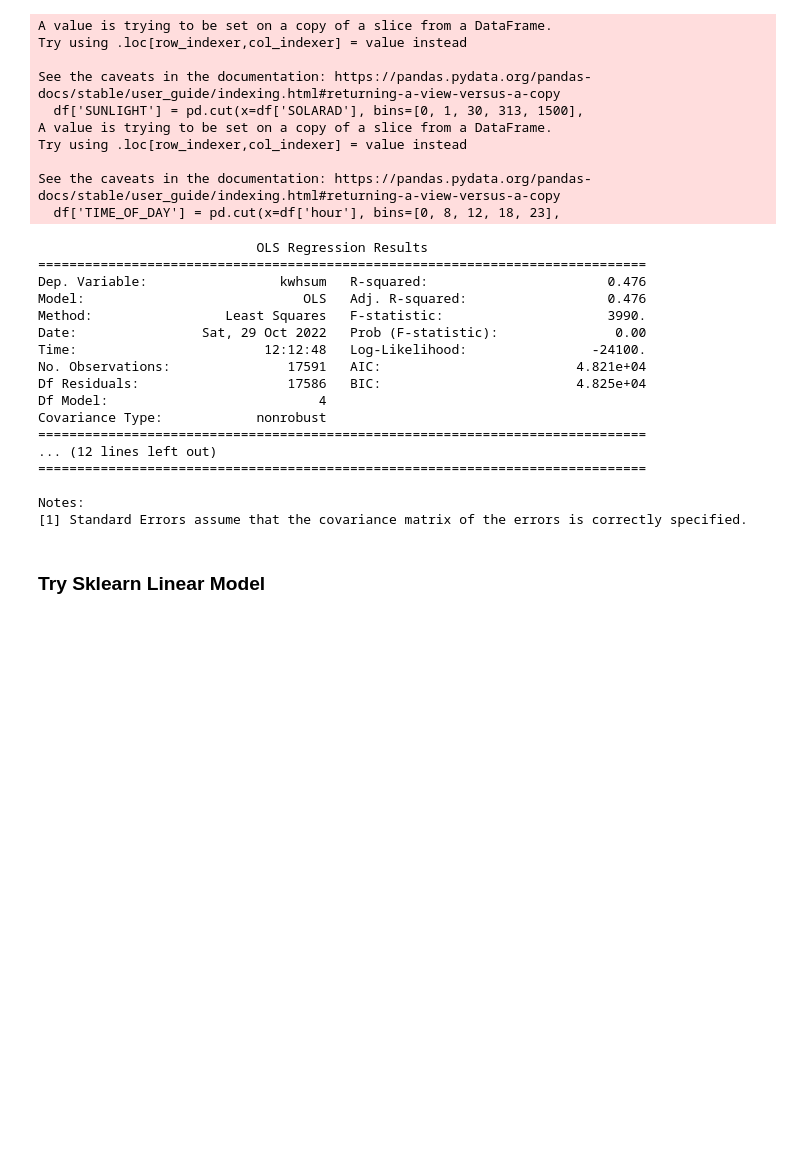
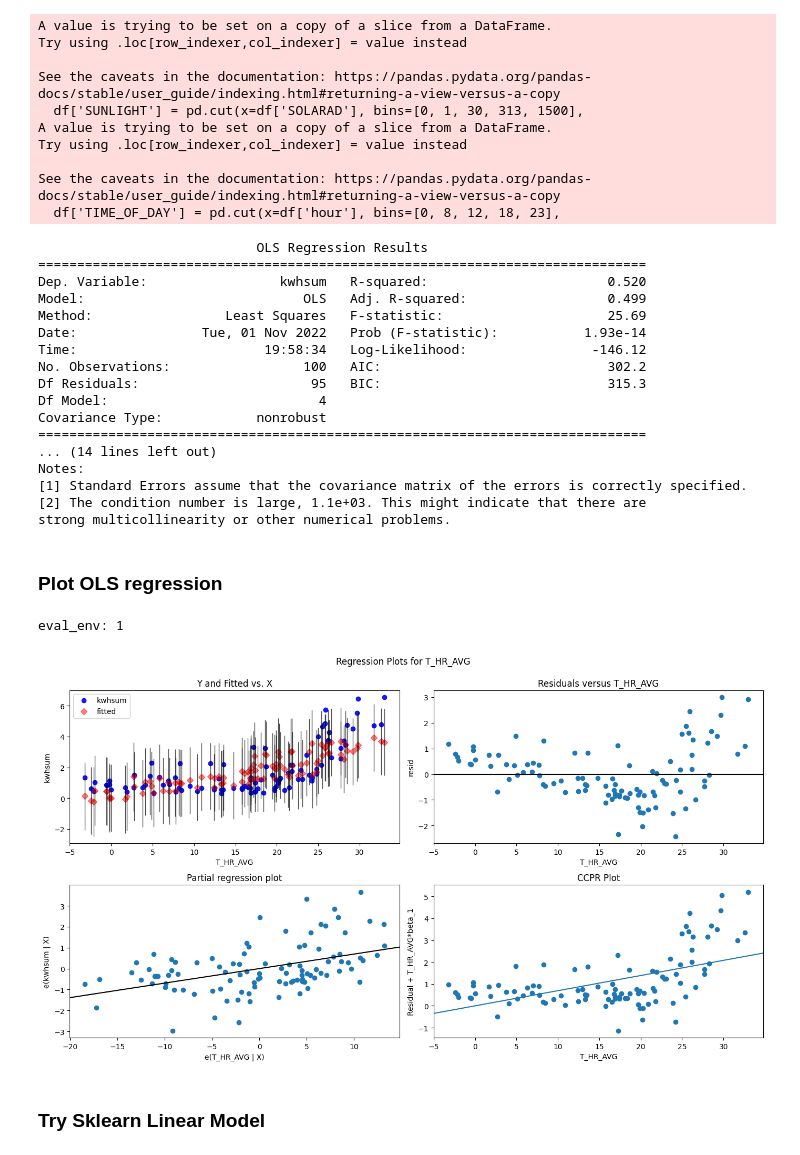
Before and after one commit to ThingsAbove/home_energy, a Jupyter notebook: EnergyUsage.ipynb, the cells around one changed output. Drawn from its saved outputs; the diff is of its cells as text; code cells hidden in the pictures; blank space fills up the shorter version.

```diff
--- a/EnergyUsage.ipynb
+++ b/EnergyUsage.ipynb
@@ -266,12 +258,15 @@ See the caveats in the documentation: https://pandas.pydata.org/pandas-docs/stab
 # %%
 import statsmodels.api as sm
 
+#try a very small sample set
+sdf = df.sample(100)
+
 #define response variable
-y = df['kwhsum']
+y = sdf['kwhsum']
 
 #define predictor variables
 predictor_columns = ['T_HR_AVG','month', 'hour', 'SOLARAD', ]
-x = df[predictor_columns]
+x = sdf[predictor_columns]
 # %%
 #add constant to predictor variables
 x = sm.add_constant(x)
@@ -284,21 +279,34 @@ print(model.summary())
 # %% [output]
                             OLS Regression Results
 ==============================================================================
-Dep. Variable:                 kwhsum   R-squared:                       0.476
-Model:                            OLS   Adj. R-squared:                  0.476
-Method:                 Least Squares   F-statistic:                     3990.
-Date:                Sat, 29 Oct 2022   Prob (F-statistic):               0.00
-Time:                        12:12:48   Log-Likelihood:                -24100.
-No. Observations:               17591   AIC:                         4.821e+04
-Df Residuals:                   17586   BIC:                         4.825e+04
+Dep. Variable:                 kwhsum   R-squared:                       0.520
+Model:                            OLS   Adj. R-squared:                  0.499
+Method:                 Least Squares   F-statistic:                     25.69
+Date:                Tue, 01 Nov 2022   Prob (F-statistic):           1.93e-14
+Time:                        19:58:34   Log-Likelihood:                -146.12
+No. Observations:                 100   AIC:                             302.2
+Df Residuals:                      95   BIC:                             315.3
 Df Model:                           4
 Covariance Type:            nonrobust
 ==============================================================================
-... (12 lines left out)
-==============================================================================
-
+... (14 lines left out)
 Notes:
 [1] Standard Errors assume that the covariance matrix of the errors is correctly specified.
+[2] The condition number is large, 1.1e+03. This might indicate that there are
+strong multicollinearity or other numerical problems.
+# %% [markdown]
+### Plot OLS regression
+# %%
+# modify figure size
+fig = plt.figure(figsize=(14, 8))
+
+# creating regression plots
+fig = sm.graphics.plot_regress_exog(model,
+                                    'T_HR_AVG',
+                                    fig=fig)
+# %% [output]
+eval_env: 1
+[figure, added]
 # %% [markdown]
 ### Try Sklearn Linear Model
 # %%
```
Also changed, not shown: parts of 11 cells of this notebook, 1 other file.
